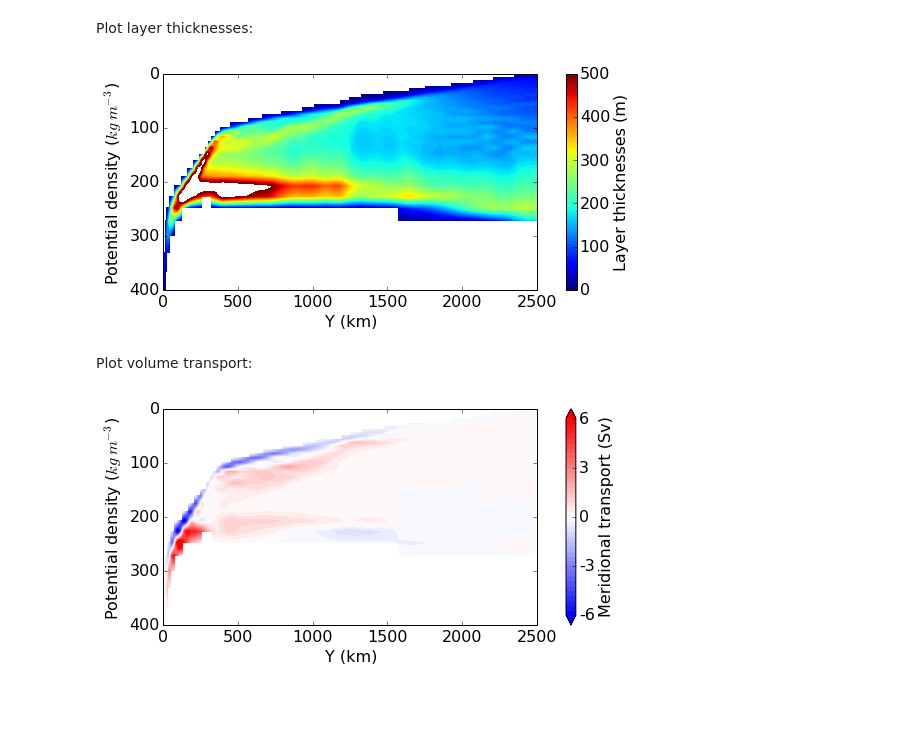
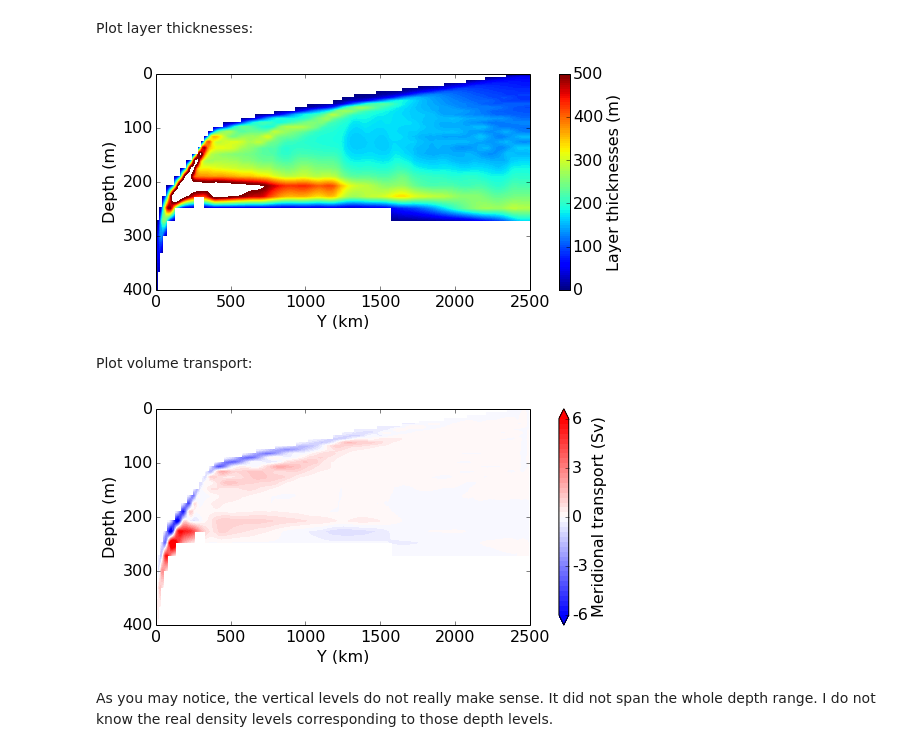
Before and after one commit to luweiyang/MOM6_SO_DIAGS, a Jupyter notebook: MOC_h_rho_vh_rho.ipynb, the cells around one changed output. Saved outputs shown, nothing was run; the diff lists cells and outputs as text; code cells hidden in the pictures; blank space fills up the shorter version.

Commit message:
Density diagnostics tested - only zstar used.

```diff
--- a/MOC_h_rho_vh_rho.ipynb
+++ b/MOC_h_rho_vh_rho.ipynb
@@ -57,31 +58,31 @@ Plot layer thicknesses:
 # %%
 plt.figure(1,figsize=(8,5))
 
 h_level = np.arange(0,500+5,5)
 h_ticks = np.arange(0,500+100,100)
 
 pc = plt.contourf(yh,zl,h_rho2,cmap=plt.cm.jet,levels=h_level)
 cb = plt.colorbar(pc,ticks=h_ticks)
 plt.gca().set_xticks(np.arange(-1250,1250 + 500,500))
 plt.gca().set_xticklabels(['0','500','1000','1500','2000','2500'])
 plt.gca().set_ylim([0,400.0])
 plt.gca().set_yticks(np.arange(0,400 + 100,100))
 plt.gca().set_yticklabels(['0','100','200','300','400'])
 plt.gca().invert_yaxis()
 plt.gca().set_position([0.15,0.2,0.65,0.6])
 cb.ax.set_position([0.85,0.2,0.03,0.6])
 cb.set_label('Layer thicknesses (m)',y=0.5,fontsize=16)
 cb.ax.tick_params(labelsize=16)
 plt.xlabel('Y (km)',fontsize=16)
-plt.ylabel('Potential density ($kg\ m^{-3}$)',fontsize=16)
+plt.ylabel('Depth (m)',fontsize=16)
 plt.xticks(fontsize=16)
 plt.yticks(fontsize=16)
 
 #plt.savefig('/short/v45/lxy581/mom6/diag/v33_h_rho_y50.png',dpi=600)
 
 plt.show()
 # %% [output]
-[figure, old version]
+[figure, new version]
 # %% [markdown]
 Plot volume transport:
 # %%
@@ -104,7 +105,7 @@ cb.ax.set_yticklabels(['-6','-3','0','3','6'])
 cb.set_label('Meridional transport (Sv)',y=0.5,fontsize=16)
 cb.ax.tick_params(labelsize=16)
 plt.xlabel('Y (km)',fontsize=16)
-plt.ylabel('Potential density ($kg\ m^{-3}$)',fontsize=16)
+plt.ylabel('Depth (m)',fontsize=16)
 plt.xticks(fontsize=16)
 plt.yticks(fontsize=16)
 
@@ -112,4 +113,6 @@ plt.yticks(fontsize=16)
 
 plt.show()
 # %% [output]
-[figure, old version]
+[figure, new version]
+# %% [markdown]
+As you may notice, the vertical levels do not really make sense. It did not span the whole depth range. I do not know the real density levels corresponding to those depth levels.
```
Also changed, not shown: parts of 4 cells of this notebook.
